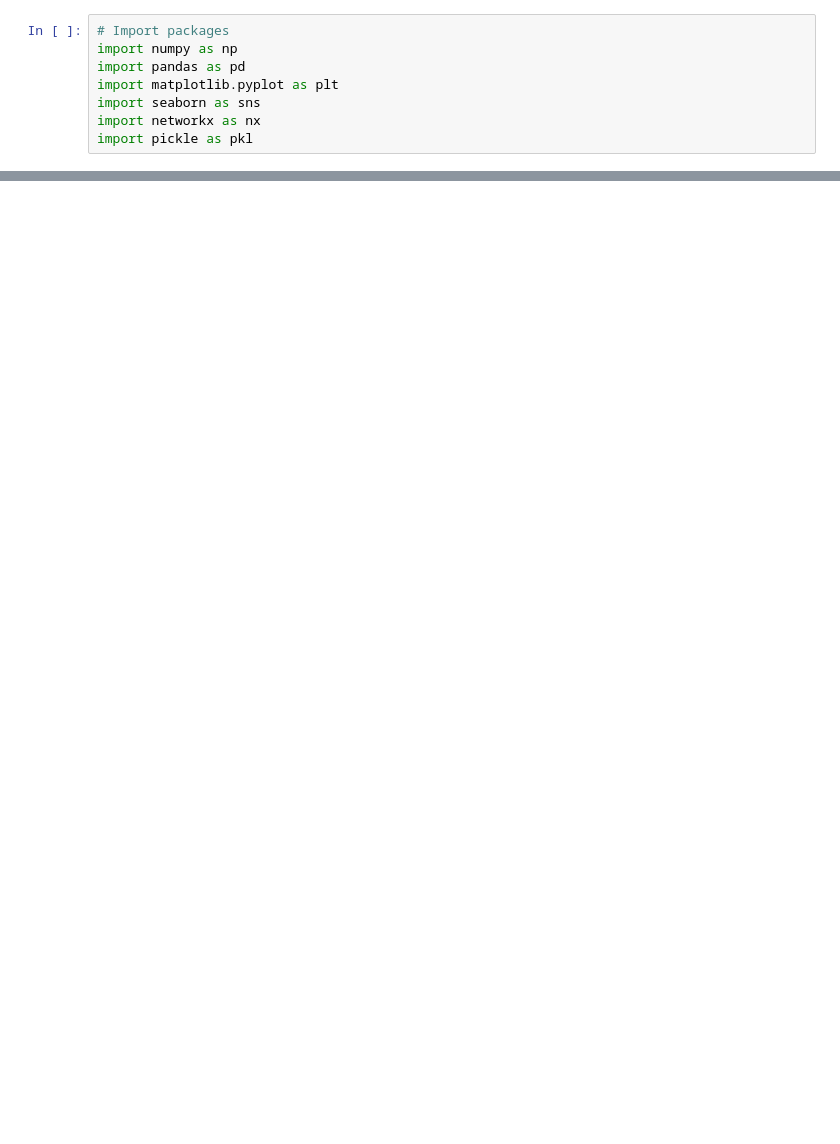
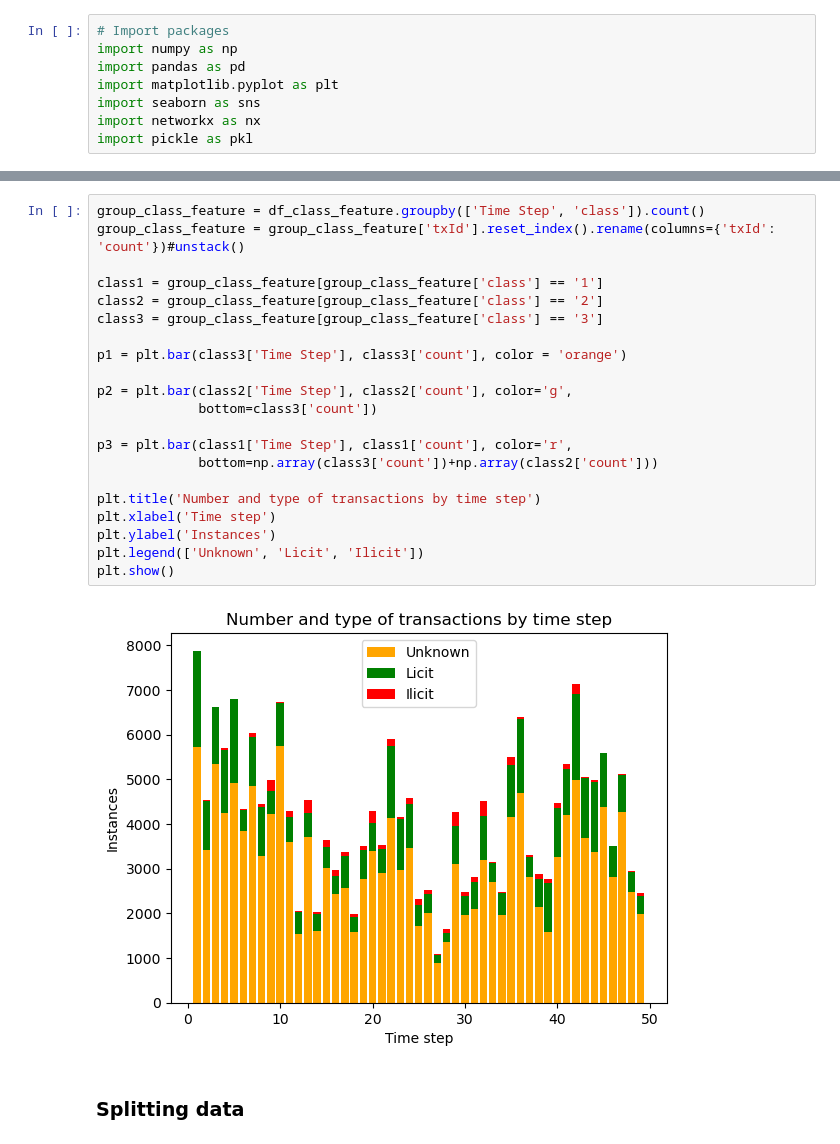
Before and after one commit to Arnau1/GraphAnomaly, a Jupyter notebook: ViewData.ipynb, the cells around one changed output, grey strips where cells are left out. Saved outputs shown, nothing was run; the diff lists cells and outputs as text; blank space fills up the shorter version.

```diff
--- a/ViewData.ipynb
+++ b/ViewData.ipynb
@@ -79 +54,26 @@ df_merged.head()
 5 rows × 168 columns
+# %%
+group_class_feature = df_class_feature.groupby(['Time Step', 'class']).count()
+group_class_feature = group_class_feature['txId'].reset_index().rename(columns={'txId': 'count'})#unstack()
+
+class1 = group_class_feature[group_class_feature['class'] == '1']
+class2 = group_class_feature[group_class_feature['class'] == '2']
+class3 = group_class_feature[group_class_feature['class'] == '3']
+
+p1 = plt.bar(class3['Time Step'], class3['count'], color = 'orange')
+
+p2 = plt.bar(class2['Time Step'], class2['count'], color='g',
+             bottom=class3['count'])
+
+p3 = plt.bar(class1['Time Step'], class1['count'], color='r',
+             bottom=np.array(class3['count'])+np.array(class2['count']))
+
+plt.title('Number and type of transactions by time step')
+plt.xlabel('Time step')
+plt.ylabel('Instances')
+plt.legend(['Unknown', 'Licit', 'Ilicit'])
+plt.show()
+# %% [output]
+[figure, added]
+# %% [markdown]
+### Splitting data
```
Also changed, not shown: parts of 37 cells of this notebook.
